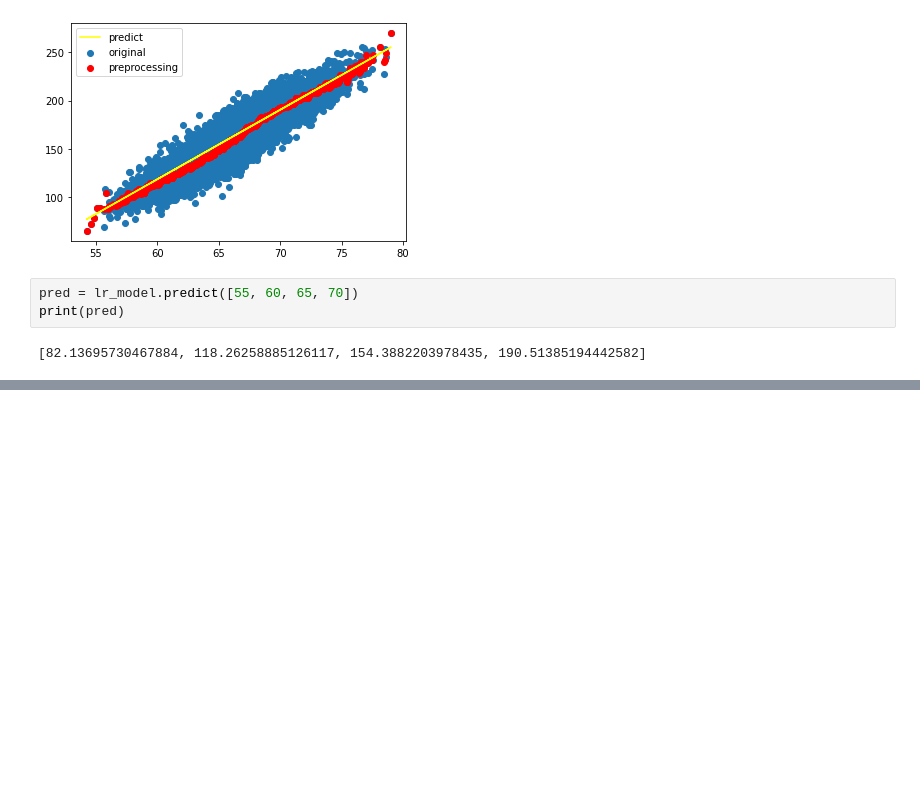
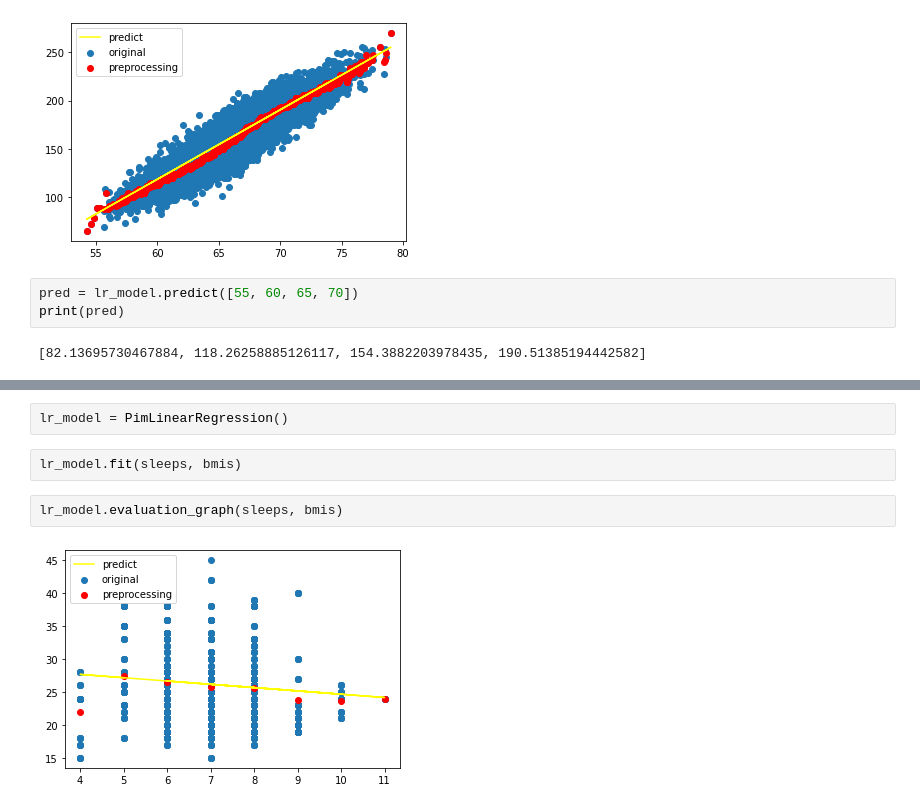
Before and after one commit to SimplePro/PcmLinearRegression, a Jupyter notebook: CustomML/test.ipynb, the cells around one changed output, grey strips where cells are left out. Saved outputs shown, nothing was run; the diff lists cells and outputs as text; blank space fills up the shorter version.

```diff
--- a/CustomML/test.ipynb
+++ b/CustomML/test.ipynb
@@ -63,0 +142,8 @@ print(pred)
+# %%
+lr_model = PimLinearRegression()
+# %%
+lr_model.fit(sleeps, bmis)
+# %%
+lr_model.evaluation_graph(sleeps, bmis)
+# %% [output]
+[figure, added]
```
Also changed, not shown: parts of 6 cells of this notebook.
